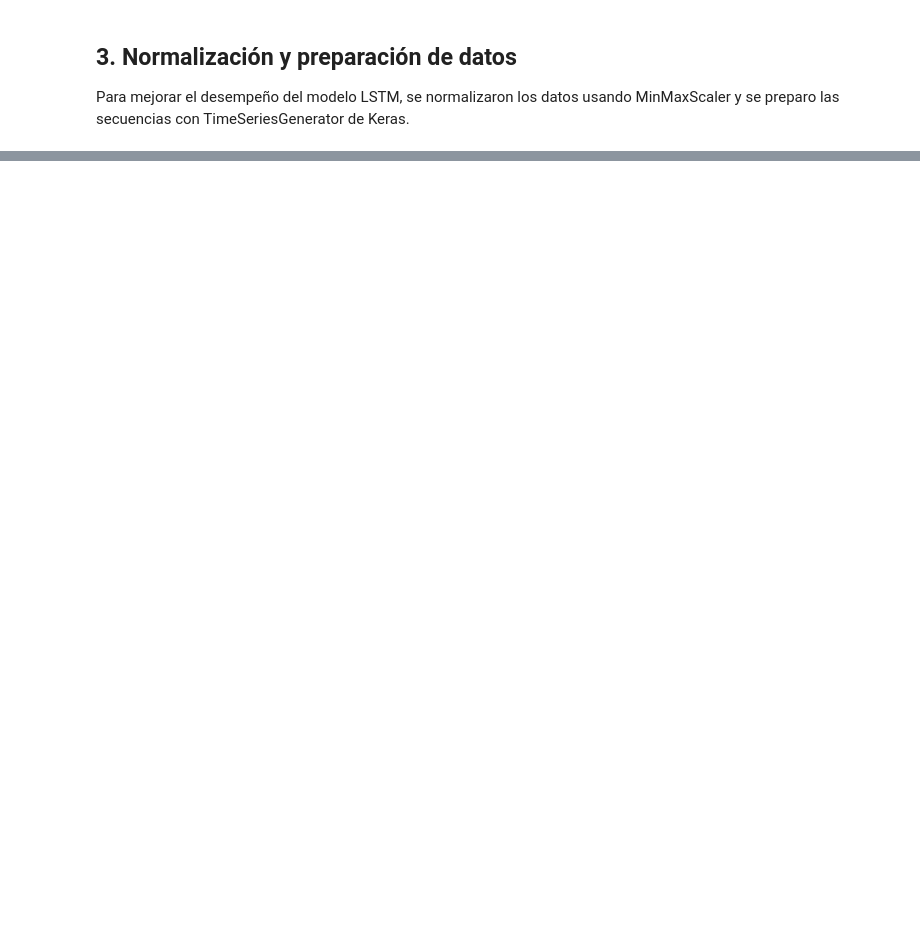
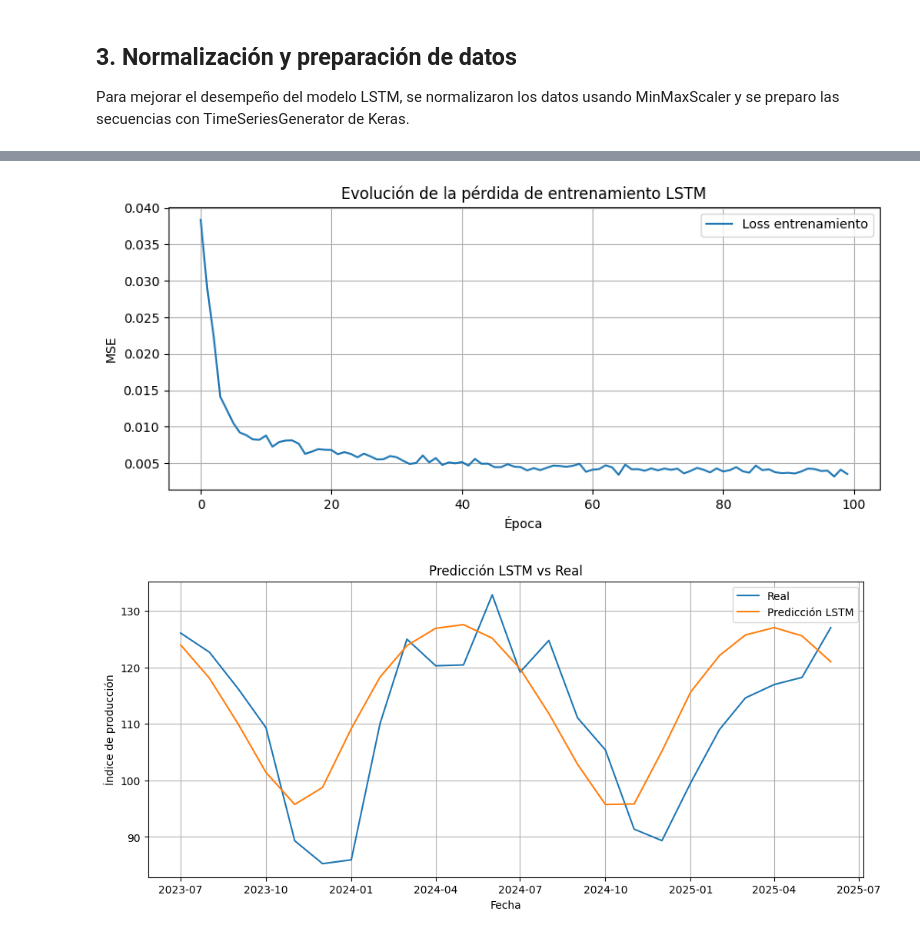
Before and after one commit to paulabaal12/LAB5-DS, a Jupyter notebook: LAB5.ipynb, the cells around one changed output, grey strips where cells are left out. Cells and saved outputs as stored; diff of their text form; code cells hidden in the pictures; blank space fills up the shorter version.

Commit message:
feat: model

```diff
--- a/LAB5.ipynb
+++ b/LAB5.ipynb
@@ -92,0 +145,3 @@ print(f'Número de secuencias de entrenamiento: {len(generator)}')
+# %%
+epochs = 100
+history = model.fit(generator, epochs=epochs, verbose=1)
@@ -92,0 +167,39 @@ print(f'Número de secuencias de entrenamiento: {len(generator)}')
+# %%
+import numpy as np
+
+# Graficar la pérdida durante el entrenamiento
+plt.figure(figsize=(10,4))
+plt.plot(history.history['loss'], label='Loss entrenamiento')
+plt.title('Evolución de la pérdida de entrenamiento LSTM')
+plt.xlabel('Época')
+plt.ylabel('MSE')
+plt.legend()
+plt.grid(True)
+plt.show()
+
+# Predicción en datos de prueba
+test_inputs = train_scaled[-n_input:].tolist()  # Últimos n_input del train
+predictions = []
+
+for i in range(len(test)):
+    x_input = np.array(test_inputs[-n_input:]).reshape((1, n_input, 1))
+    yhat = model.predict(x_input, verbose=0)
+    predictions.append(yhat[0][0])
+    test_inputs.append([yhat[0][0]])
+
+# Desescalar predicciones
+predictions = scaler.inverse_transform(np.array(predictions).reshape(-1,1))
+
+# Graficar resultados
+plt.figure(figsize=(12,5))
+plt.plot(serie.index[-n_test:], test, label='Real')
+plt.plot(serie.index[-n_test:], predictions, label='Predicción LSTM')
+plt.title('Predicción LSTM vs Real')
+plt.xlabel('Fecha')
+plt.ylabel('Índice de producción')
+plt.legend()
+plt.grid(True)
+plt.show()
+# %% [output]
+[figure, added]
+[figure, added]
```
Also changed, not shown: parts of 6 cells of this notebook.
